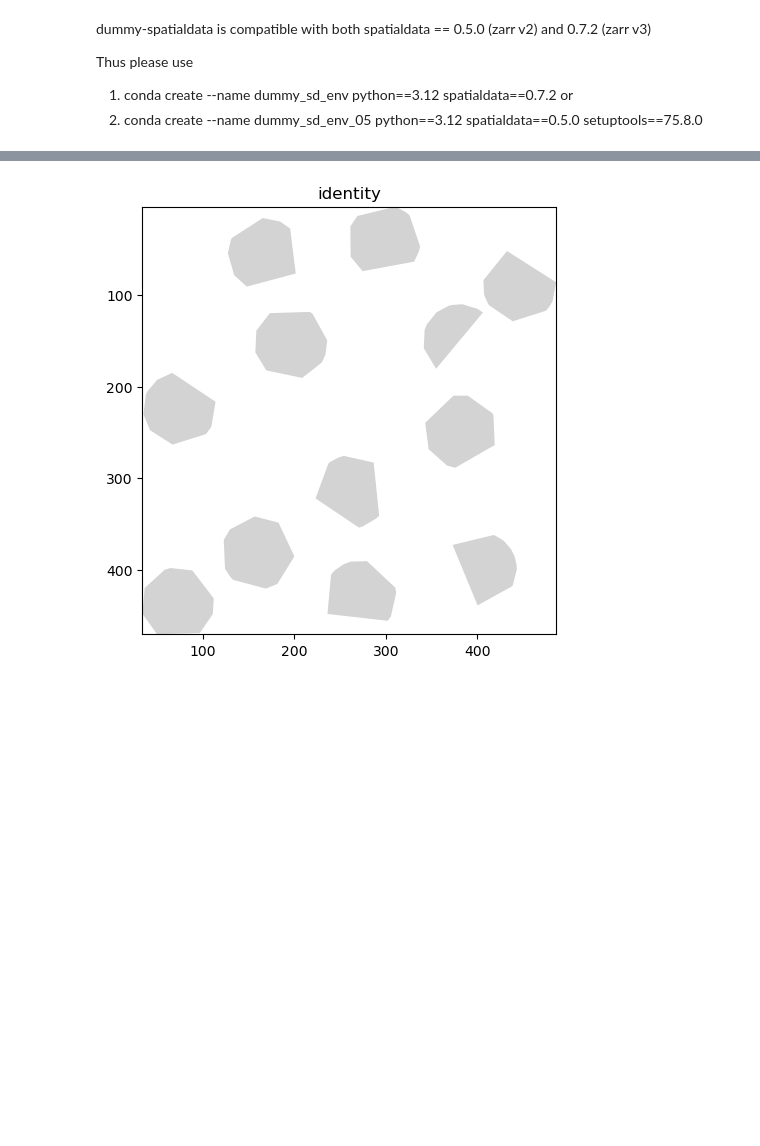
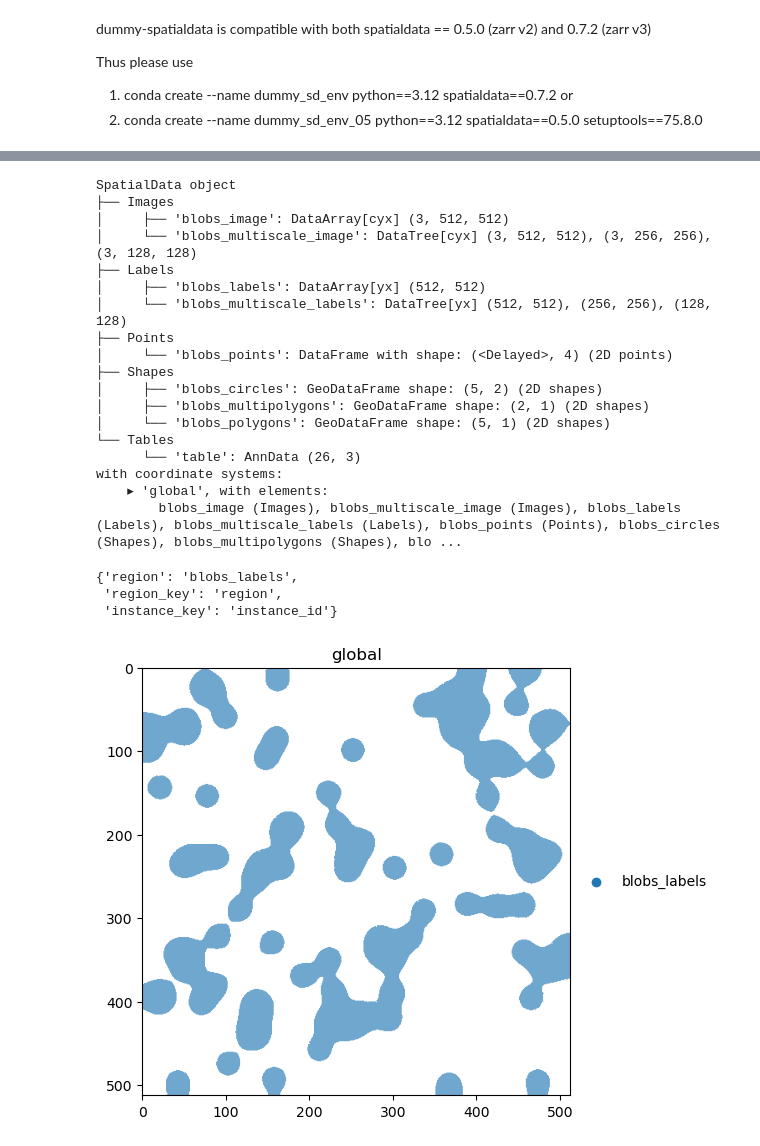
Before and after one commit to BIMSBbioinfo/dummy-spatialdata, a Jupyter notebook: docs/notebooks/generate_examples.ipynb, the cells around one changed output, grey strips where cells are left out. Cells and saved outputs as stored; diff of their text form; code cells hidden in the pictures; blank space fills up the shorter version.

```diff
--- a/docs/notebooks/generate_examples.ipynb
+++ b/docs/notebooks/generate_examples.ipynb
@@ -100,4 +130,29 @@ scale_factor=0.5
-# %%
-sdata.pl.render_shapes("shape_0", table_name = "table_0").pl.show(coordinate_systems = "identity")
-# %% [output]
-[figure, removed]
+# %%
+from spatialdata.datasets import blobs
+sdata = blobs()
+print(sdata)
+sdata.pl.render_labels("blobs_labels", table_name="table", color='region').pl.show(coordinate_systems = "global")
+sdata.tables['table'].uns['spatialdata_attrs']
+# %% [output]
+SpatialData object
+├── Images
+│     ├── 'blobs_image': DataArray[cyx] (3, 512, 512)
+│     └── 'blobs_multiscale_image': DataTree[cyx] (3, 512, 512), (3, 256, 256), (3, 128, 128)
+├── Labels
+│     ├── 'blobs_labels': DataArray[yx] (512, 512)
+│     └── 'blobs_multiscale_labels': DataTree[yx] (512, 512), (256, 256), (128, 128)
+├── Points
+│     └── 'blobs_points': DataFrame with shape: (<Delayed>, 4) (2D points)
+├── Shapes
+│     ├── 'blobs_circles': GeoDataFrame shape: (5, 2) (2D shapes)
+│     ├── 'blobs_multipolygons': GeoDataFrame shape: (2, 1) (2D shapes)
+│     └── 'blobs_polygons': GeoDataFrame shape: (5, 1) (2D shapes)
+└── Tables
+      └── 'table': AnnData (26, 3)
+with coordinate systems:
+    ▸ 'global', with elements:
+        blobs_image (Images), blobs_multiscale_image (Images), blobs_labels (Labels), blobs_multiscale_labels (Labels), blobs_points (Points), blobs_circles (Shapes), blobs_multipolygons (Shapes), blo ...
+{'region': 'blobs_labels',
+ 'region_key': 'region',
+ 'instance_key': 'instance_id'}
+[figure, added]
```
Also changed, not shown: parts of 4 cells of this notebook, 3 other files.
